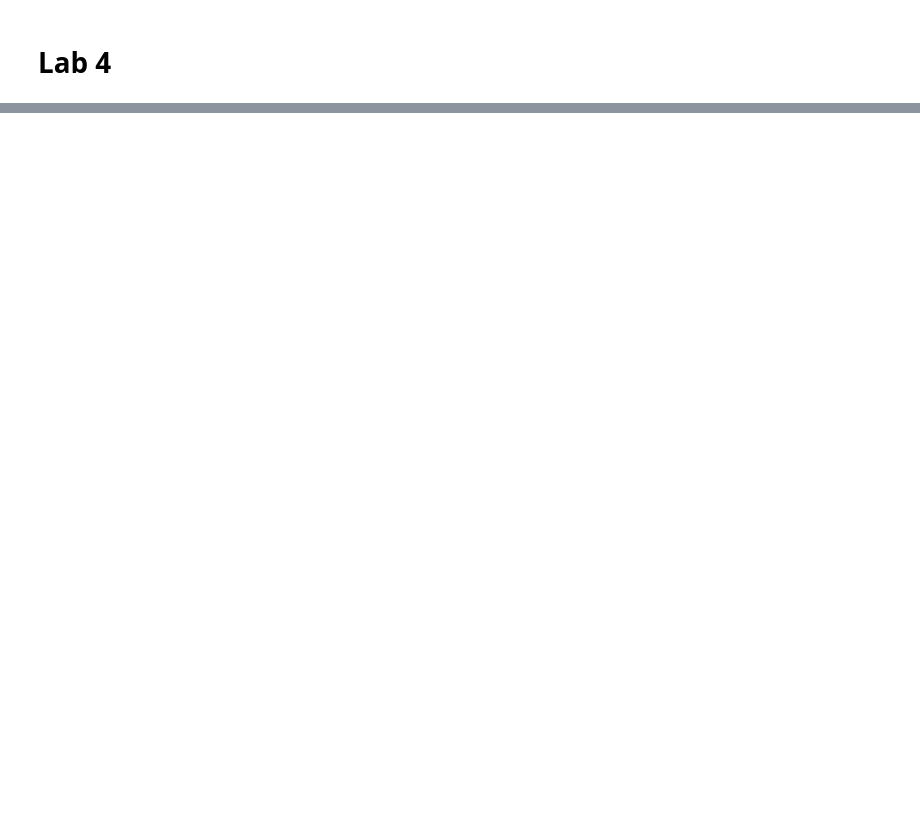
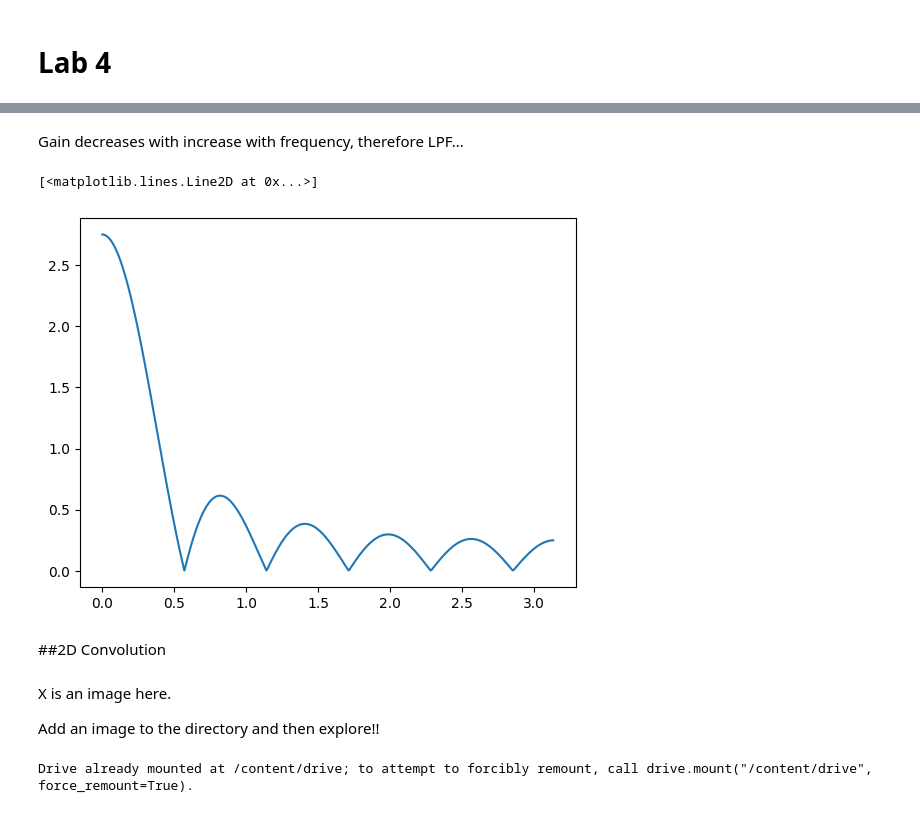
Before and after one commit to maanza-gs/college89, a Jupyter notebook: Sem9/ComputerVision/ComputerVisionLab.ipynb, the cells around one changed output, grey strips where cells are left out. Saved outputs shown, nothing was run; the diff lists cells and outputs as text; code cells hidden in the pictures; blank space fills up the shorter version.

```diff
--- a/Sem9/ComputerVision/ComputerVisionLab.ipynb
+++ b/Sem9/ComputerVision/ComputerVisionLab.ipynb
@@ -941,0 +1079,11 @@ $sin θ = e^{iθ}-e^{-jθ} $ ???
+# %% [markdown]
+Gain decreases with increase with frequency, therefore LPF...
+# %%
+h = h=1/4*np.ones(11)
+w,H=signal.freqz(h,1) #Converting to frequency domain
+plt.plot(w,np.abs(H)) #Plotting the absolute value
+# %% [output]
+[<matplotlib.lines.Line2D at 0x...>]
+[figure, added]
+# %% [markdown]
+##2D Convolution
@@ -941,0 +1094,9 @@ $sin θ = e^{iθ}-e^{-jθ} $ ???
+# %% [markdown]
+X is an image here.
+
+Add an image to the directory and then explore!!
+# %%
+from google.colab import drive
+drive.mount('/content/drive')
+# %% [output]
+Drive already mounted at /content/drive; to attempt to forcibly remount, call drive.mount("/content/drive", force_remount=True).
```
Also changed, not shown: parts of 22 cells of this notebook.
